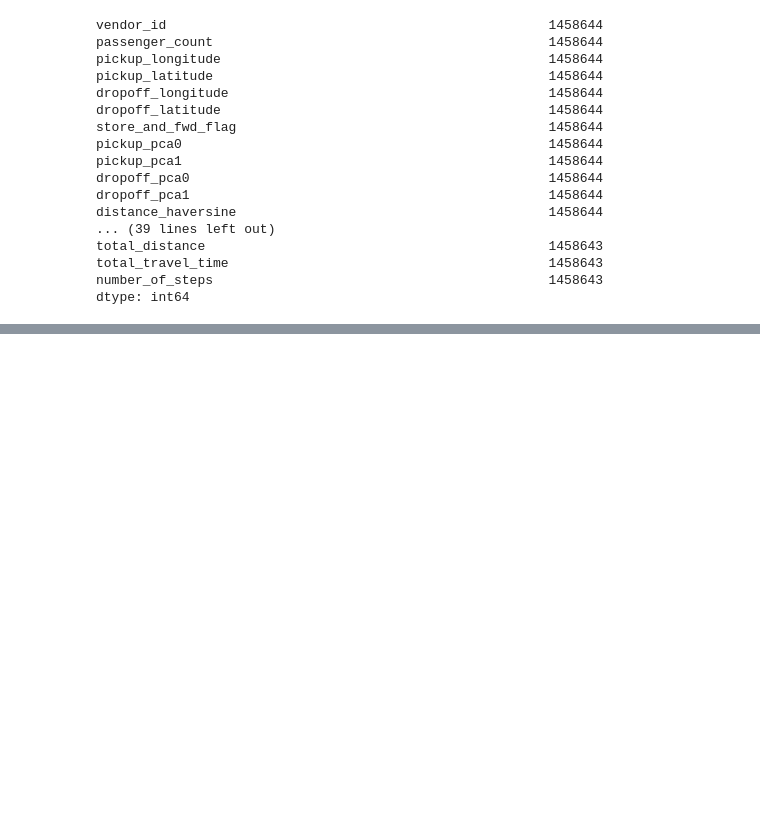
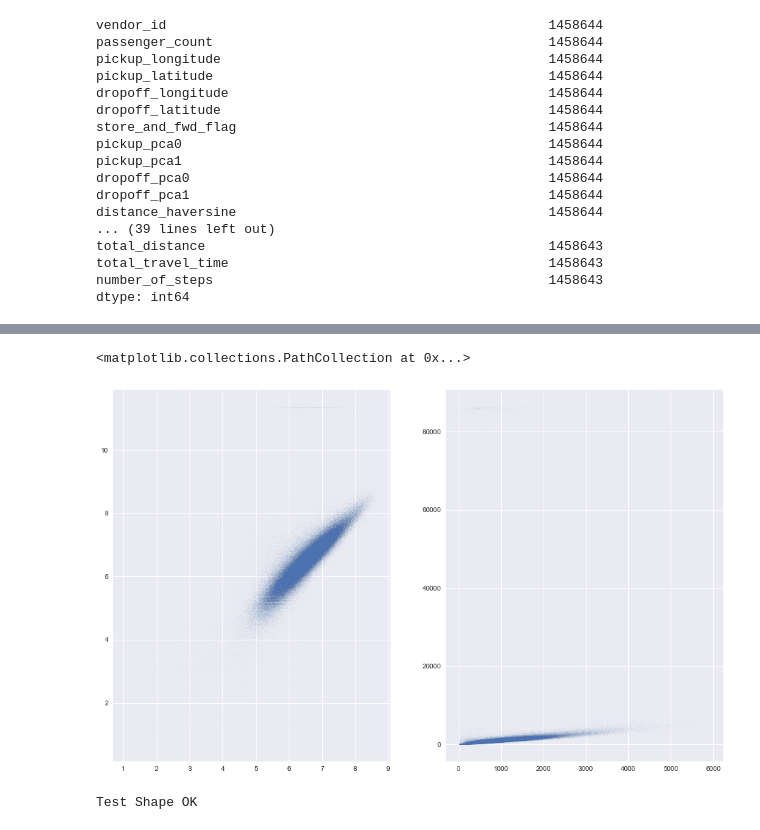
Before and after one commit to prabha-git/kaggle, a Jupyter notebook: New York City Taxi Trip Duration/From EDA to the Top (LB 0.367) by Beluga.ipynb, the cells around one changed output, grey strips where cells are left out. Cells and saved outputs as stored; diff of their text form; code cells hidden in the pictures; blank space fills up the shorter version.

```diff
--- a/New York City Taxi Trip Duration/From EDA to the Top (LB 0.367) by Beluga.ipynb
+++ b/New York City Taxi Trip Duration/From EDA to the Top (LB 0.367) by Beluga.ipynb
@@ -480,0 +486,13 @@ len(feature_names)
+# %%
+ypred=model.predict(dvalid)
+fig,ax=plt.subplots(ncols=2)
+ax[0].scatter(ypred,Yv,s=.1,alpha=.1)
+ax[1].scatter(np.exp(ypred),np.exp(Yv),s=.1,alpha=.1)
+# %% [output]
+<matplotlib.collections.PathCollection at 0x...>
+[figure, added]
+# %%
+ytest=model.predict(dtest)
+print ("Test Shape OK") if ytest.shape[0]==test.shape[0] else print("Oops")
+# %% [output]
+Test Shape OK
```
Also changed, not shown: parts of 19 cells of this notebook, 1 other file.
